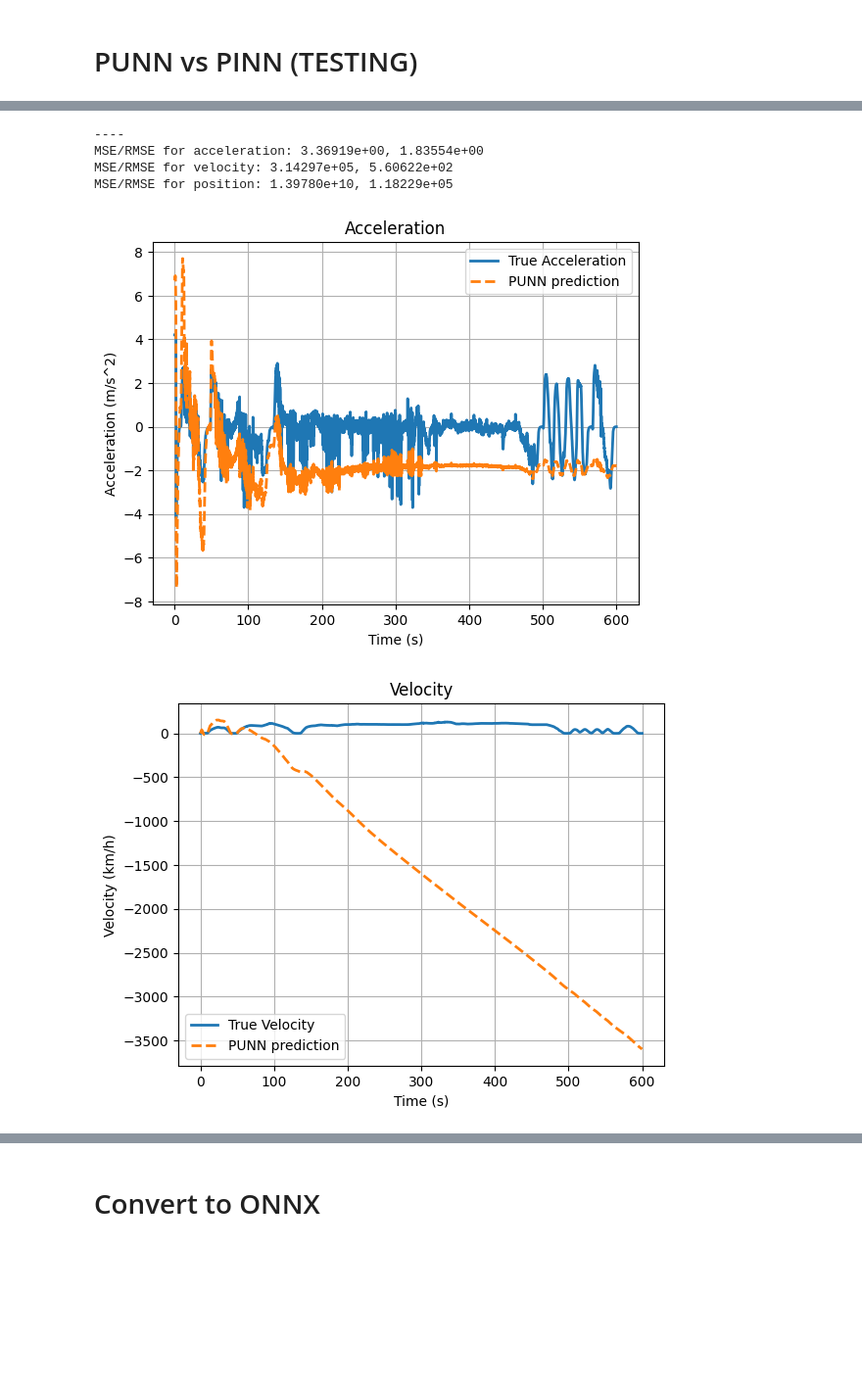
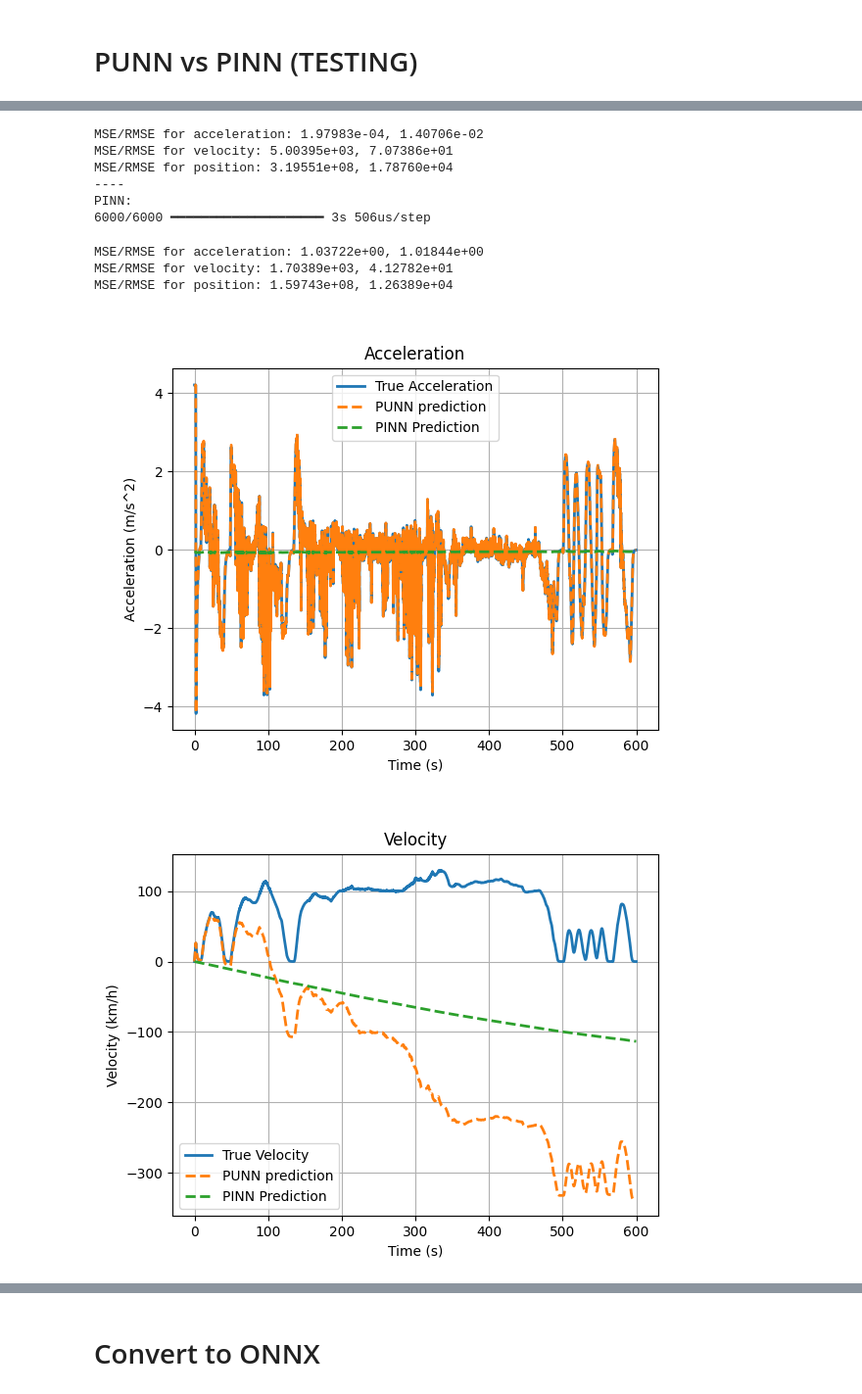
Before and after one commit to ZeArteaga/PINN-control-platooning, a Jupyter notebook: PINN.ipynb, the cells around one changed output, grey strips where cells are left out. Shown at 98% size. Drawn from its saved outputs; the diff is of its cells as text; code cells hidden in the pictures; blank space fills up the shorter version.

```diff
--- a/PINN.ipynb
+++ b/PINN.ipynb
@@ -97,7 +95,7 @@ def loss_plot(history, es_start_epoch):
     plt.plot(range(1, len(loss) + 1), val_loss, label="Validation Loss (against ground truth)")
     plt.yscale("log")
     plt.xlabel("Epochs")
-    plt.ylabel("Loss (MSE)")
+    plt.ylabel("Loss")
     plt.legend()
     plt.grid()
     plt.title("Evolution of training and validation losses")
@@ -110,12 +108,13 @@ def loss_plot(history, es_start_epoch):
     plt.legend()
     plt.show()
 
-def evaluate_results(pred_a_norm, true_data, dt, scaler_Y=None):
-    v = np.zeros_like(pred_a_norm[:, 0])
-    x = np.zeros_like(pred_a_norm[:, 0])
+def evaluate_results(pred_a, true_data, dt, scaler_Y=None):
+    v = np.zeros_like(pred_a[:, 0])
+    x = np.zeros_like(pred_a[:, 0])
 
     if scaler_Y:
-        pred_a = scaler_Y.inverse_transform(pred_a_norm)
+        pred_a = scaler_Y.inverse_transform(pred_a).copy()
+
     v = cumulative_trapezoid(pred_a.flatten(), dx=dt, initial=0)
     v += true_data[0,1]
     x = cumulative_trapezoid(v, dx=dt, initial=0)
@@ -671,14 +568,15 @@ scaler_X = joblib.load(f"models/scalers/scalerX_{model_name}.save")
 scaler_Y = joblib.load(f"models/scalers/scalerY_{model_name}.save")
 df_test = pd.read_csv("data/driving_cycles/CACC_" + test_traj + ".csv")
 
-X_test = df_test[["t", "fv0_u", "fv0_v_noise", "d_fv0_lv_noise", "d*_fv0_lv", "lv_v_noise"]].to_numpy()
+X_test = df_test[["t", "fv0_u", "fv0_v_noise"]].to_numpy()
 padding = np.repeat(X_test[0:1, :], window_size-1, axis=0) #need to pad features (like in a real application until the buffer is filled)
 X_test = np.vstack([padding, X_test])
-ds_X_test = tf.data.Dataset.from_tensor_slices(X_test)
+X_test_norm = scaler_X.transform(X_test)
+ds_X_test = tf.data.Dataset.from_tensor_slices(X_test_norm)
 ds_X_test = ds_X_test.window(size=window_size, shift=1, drop_remainder=True).flat_map(lambda window:window.batch(window_size))
+ds_X_test = ds_X_test.batch(batch_size=1)
 true_data = df_test[["fv0_a", "fv0_v", "fv0_x"]].to_numpy()
 
-#no shuffling this time
-#passing here true_data just to reuse this function:
-ds_test_norm = ds_X_test.map(lambda window_x: tf_scale_window(scaler_X, scaler_Y, window_x, true_data[0,:], window_size, n_features))
-ds_test_norm = ds_X_test.batch(1).prefetch(buffer_size=tf.data.AUTOTUNE) #test sequentially -> batch=1
+for x in ds_X_test.take(2):
+    print("Sample test window (scaled):", x)
+print("First few true_data rows:", true_data[:2])
@@ -686,20 +595,21 @@ ds_test_norm = ds_X_test.batch(1).prefetch(buffer_size=tf.data.AUTOTUNE) #test s
 punn_model = load_model(f"models/punn_{model_name}.keras", compile=True)
 #punn_model.evaluate(ds_val) double check validation loss
 #Load custom pinn model
-#custom_objects = {"PinnModel": PinnModel}#, "train_params": train_params, "true_phy_params": true_phy_params}
-#pinn_model = load_model(f"models/pinn_{model_name}.keras", custom_objects=custom_objects, compile=False)
-#print("Converged phy values:", pinn_model.params)
+
+custom_objects = {"PinnModel": PinnModel}#, "train_params": train_params, "true_phy_params": true_phy_params}
+pinn_model = load_model(f"models/pinn_{model_name}.keras", custom_objects=custom_objects, compile=False)
 
 print("Testing trajectory (" + test_traj + ") statistics: ")
 print("PUNN:")
-punn_test_norm = punn_model.predict(ds_test_norm) #scaled
-""" print("PUNN:")
-pinn_test_traj_eval = pinn_model.predict(ds_test) """
+punn_test_norm = punn_model.predict(ds_X_test)
+punn_pred_avp = evaluate_results(punn_test_norm, true_data, dt, scaler_Y)
 print("----")
-punn_pred_avp = evaluate_results(punn_test_norm, true_data, dt, scaler_Y)
+print("PINN:")
+pinn_test_norm = pinn_model.predict(ds_X_test)
+pinn_pred_avp = evaluate_results(pinn_test_norm, true_data, dt, scaler_Y)
 
 comparison_plot(dt, true_data=true_data, meas_data=None,
-    pred_data=[(punn_pred_avp, "PUNN prediction")],
+    pred_data=[(punn_pred_avp, "PUNN prediction"), (pinn_pred_avp, "PINN Prediction")],
     suptitle="Predicted solution vs Ground Truth: PUNN vs PINN for trajectory " + test_traj
 )
 # %% [output]
@@ -710,6 +619,11 @@ PUNN:
+MSE/RMSE for acceleration: 1.97983e-04, 1.40706e-02
+MSE/RMSE for velocity: 5.00395e+03, 7.07386e+01
+MSE/RMSE for position: 3.19551e+08, 1.78760e+04
 ----
-MSE/RMSE for acceleration: 3.36919e+00, 1.83554e+00
-MSE/RMSE for velocity: 3.14297e+05, 5.60622e+02
-MSE/RMSE for position: 1.39780e+10, 1.18229e+05
+PINN:
+6000/6000 ━━━━━━━━━━━━━━━━━━━━ 3s 506us/step
+MSE/RMSE for acceleration: 1.03722e+00, 1.01844e+00
+MSE/RMSE for velocity: 1.70389e+03, 4.12782e+01
+MSE/RMSE for position: 1.59743e+08, 1.26389e+04
-[figure, old version]
+[figure, new version]
-[figure, old version]
+[figure, new version]
```
Also changed, not shown: parts of 12 cells of this notebook, 6 other files.
